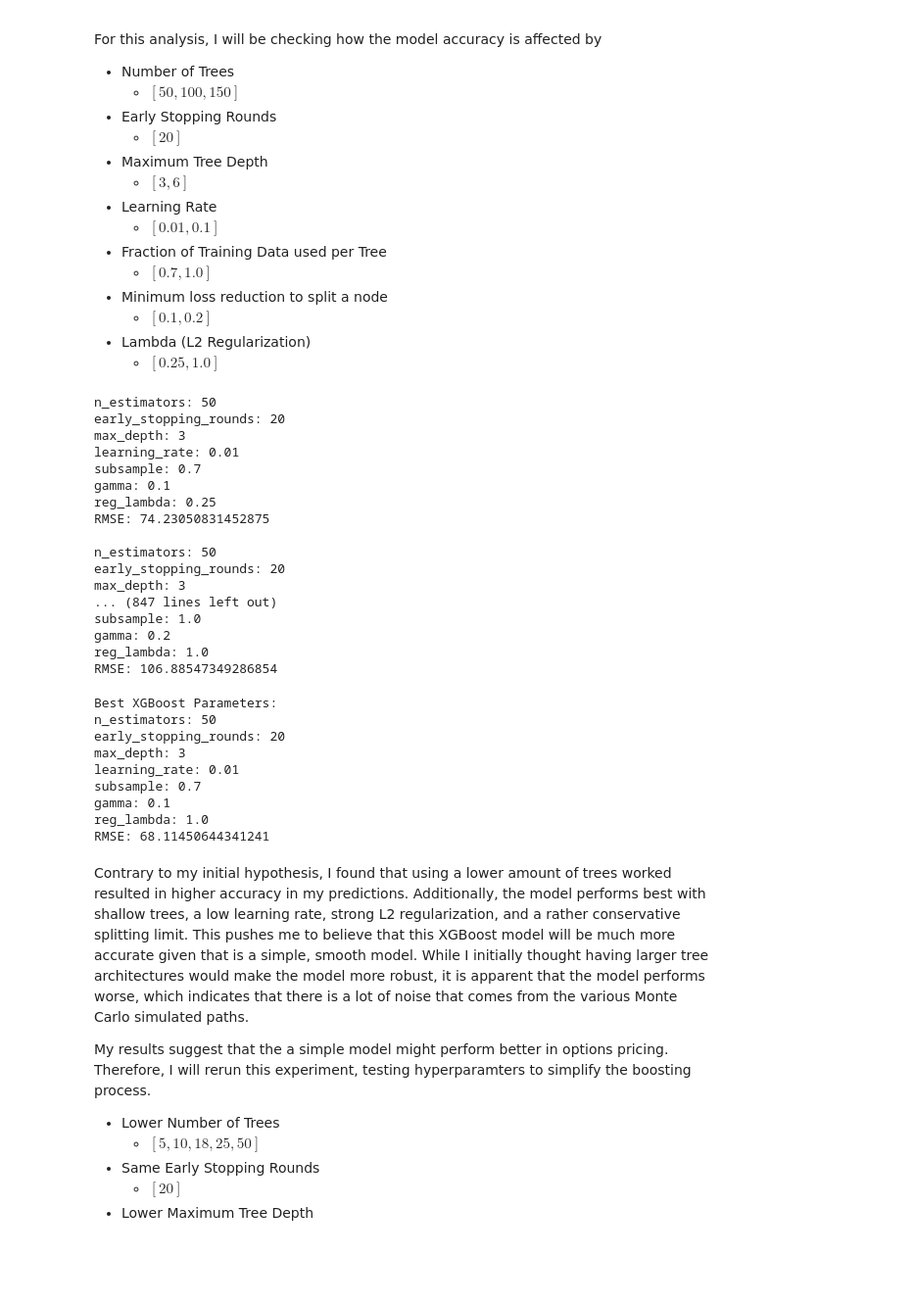
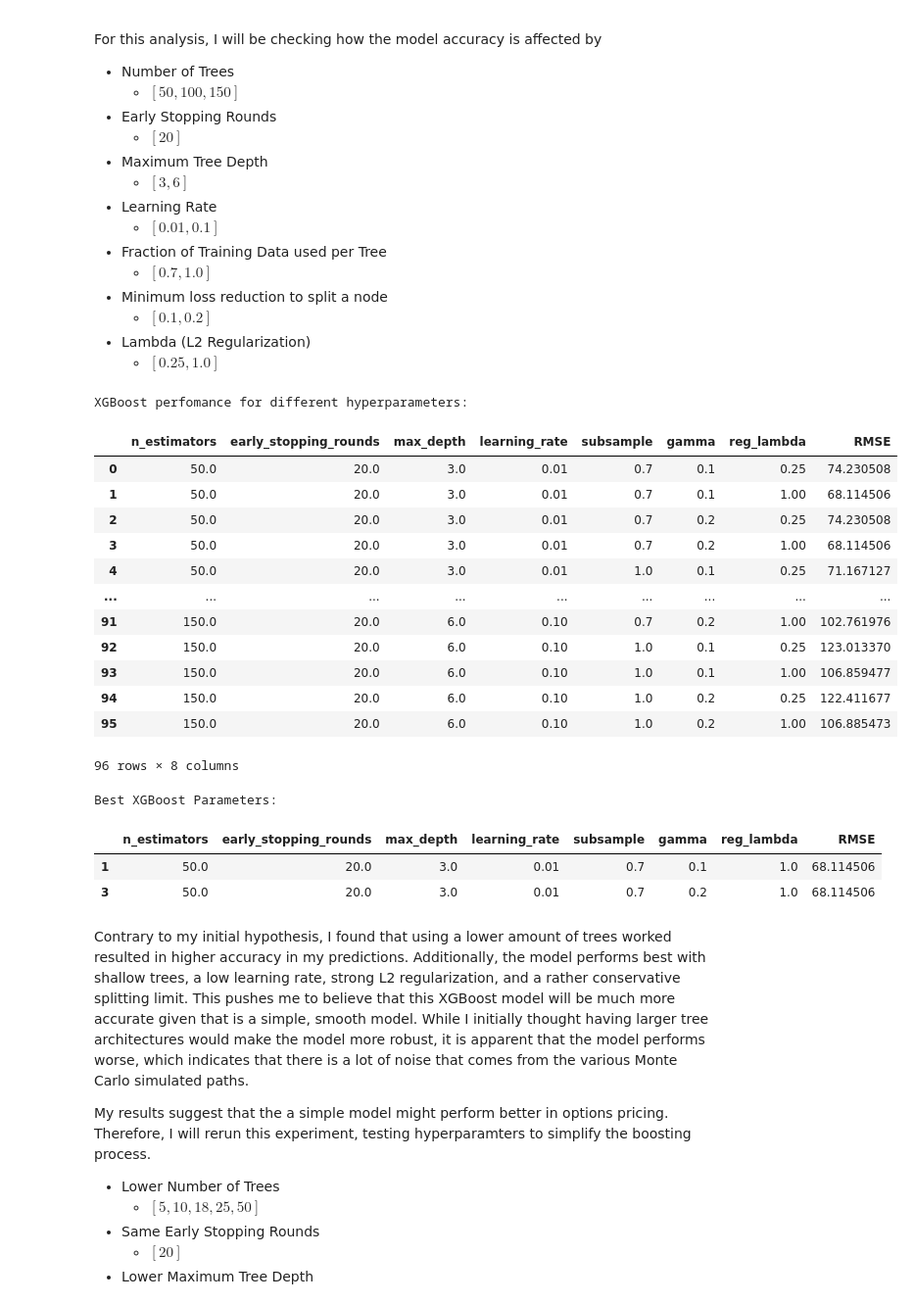
Before and after one commit to akhan531/Monte-Carlo-Option-Pricing-Engine, a Jupyter notebook: notebook.ipynb, the cells around one changed output. Shown: that part at 98% size. Drawn from its saved outputs; the diff is of its cells as text; code cells hidden in the pictures; blank space fills up the shorter version.

```diff
--- a/notebook.ipynb
+++ b/notebook.ipynb
@@ -614,74 +529,64 @@ def longstaff_schwartz_xgb(S0, r, sigma, T, K, n_trials, n_timesteps, option_typ
     return price, lower, upper
 # %%
 min_xgb_RMSE = RMSE(option_prices[option_prices['model'] == 'xgboost']['Absolute Error']) #initial RMSE without hyperparamter tuning
-best_xgb_params = None
 best_xgb_prices = None
 
 param_list = list(product(
     xgb_param_grid['n_estimators'],
     xgb_param_grid['early_stopping_rounds'],
     xgb_param_grid['max_depth'],
     xgb_param_grid['learning_rate'],
     xgb_param_grid['subsample'],
     xgb_param_grid['gamma'],
     xgb_param_grid['reg_lambda'],
 ))
 
+xgb_hyperparameter_data = pd.DataFrame(
+    columns= (list(xgb_param_grid.keys()) + ['RMSE'])
+)
 
 for param_grid in param_list:
     xgb_prices = pd.DataFrame(
         columns=['T', 'sigma', 'K', 'r', 'model', 'Model Price', 'Binomial Price', 'Lower', 'Upper', 'Absolute Error', 'Relative Error']
     )
     for T, sigma, K, r in (list(product(test_T, test_sigma, test_K, test_r))):
         binomial_price = binomial_tree(S0, r, sigma, T, K, n_timesteps, option_type)
         model = 'xgboost'
         model_price, lower, upper = longstaff_schwartz_xgb(S0, r, sigma, T, K, n_trials, n_timesteps, option_type, param_grid)
         abs_error = abs(model_price-binomial_price)
         rel_error = (model_price-binomial_price) / binomial_price * 100
         xgb_prices.loc[len(xgb_prices)] = [T, sigma, K, r, model, model_price, binomial_price, lower, upper, abs_error, rel_error]
-    for i,p in enumerate(xgb_param_grid.keys()):
-        print(str(p) + ": " + str(param_grid[i]))
     rmse = RMSE(xgb_prices['Absolute Error'])
-    print('RMSE: ' + str(rmse) + '\n')
     if rmse < min_xgb_RMSE:
         min_xgb_RMSE = rmse
-        best_xgb_params = param_grid
         best_xgb_prices = xgb_prices
+    xgb_hyperparameter_data.loc[len(xgb_hyperparameter_data)] = list(param_grid) + [rmse]
+
+print("XGBoost perfomance for different hyperparameters:")
+xgb_hyperparameter_data
 # %% [output]
-n_estimators: 50
-early_stopping_rounds: 20
-max_depth: 3
-learning_rate: 0.01
-subsample: 0.7
-gamma: 0.1
-reg_lambda: 0.25
-RMSE: 74.23050831452875
-
-n_estimators: 50
-early_stopping_rounds: 20
-max_depth: 3
-... (847 lines left out)
-subsample: 1.0
-gamma: 0.2
-reg_lambda: 1.0
-RMSE: 106.88547349286854
+XGBoost perfomance for different hyperparameters:
+|  | n_estimators | early_stopping_rounds | max_depth | learning_rate | subsample | gamma | reg_lambda | RMSE |
+| 0 | 50.0 | 20.0 | 3.0 | 0.01 | 0.7 | 0.1 | 0.25 | 74.230508 |
+| 1 | 50.0 | 20.0 | 3.0 | 0.01 | 0.7 | 0.1 | 1.00 | 68.114506 |
+| 2 | 50.0 | 20.0 | 3.0 | 0.01 | 0.7 | 0.2 | 0.25 | 74.230508 |
+| 3 | 50.0 | 20.0 | 3.0 | 0.01 | 0.7 | 0.2 | 1.00 | 68.114506 |
+| 4 | 50.0 | 20.0 | 3.0 | 0.01 | 1.0 | 0.1 | 0.25 | 71.167127 |
+| ... | ... | ... | ... | ... | ... | ... | ... | ... |
+| 91 | 150.0 | 20.0 | 6.0 | 0.10 | 0.7 | 0.2 | 1.00 | 102.761976 |
+| 92 | 150.0 | 20.0 | 6.0 | 0.10 | 1.0 | 0.1 | 0.25 | 123.013370 |
+| 93 | 150.0 | 20.0 | 6.0 | 0.10 | 1.0 | 0.1 | 1.00 | 106.859477 |
+| 94 | 150.0 | 20.0 | 6.0 | 0.10 | 1.0 | 0.2 | 0.25 | 122.411677 |
+| 95 | 150.0 | 20.0 | 6.0 | 0.10 | 1.0 | 0.2 | 1.00 | 106.885473 |
+96 rows × 8 columns
-# %%
-print("Best XGBoost Parameters:")
-for i,p in enumerate(xgb_param_grid.keys()):
-    print(str(p) + ": " + str(best_xgb_params[i]))
-print('RMSE: ' + str(min_xgb_RMSE) + '\n')
-
-best_xgb_prices.to_csv('best_xgb_prices.csv')
-# %% [output]
-Best XGBoost Parameters:
-n_estimators: 50
-early_stopping_rounds: 20
-max_depth: 3
-learning_rate: 0.01
-subsample: 0.7
-gamma: 0.1
-reg_lambda: 1.0
-RMSE: 68.11450644341241
+# %%
+print("Best XGBoost Parameters:")
+xgb_hyperparameter_data[xgb_hyperparameter_data['RMSE'] == min_xgb_RMSE]
+# %% [output]
+Best XGBoost Parameters:
+|  | n_estimators | early_stopping_rounds | max_depth | learning_rate | subsample | gamma | reg_lambda | RMSE |
+| 1 | 50.0 | 20.0 | 3.0 | 0.01 | 0.7 | 0.1 | 1.0 | 68.114506 |
+| 3 | 50.0 | 20.0 | 3.0 | 0.01 | 0.7 | 0.2 | 1.0 | 68.114506 |
 # %% [markdown]
 Contrary to my initial hypothesis, I found that using a lower amount of trees worked resulted in higher accuracy in my predictions. Additionally, the model performs best with shallow trees, a low learning rate, strong L2 regularization, and a rather conservative splitting limit. This pushes me to believe that this XGBoost model will be much more accurate given that is a simple, smooth model. While I initially thought having larger tree architectures would make the model more robust, it is apparent that the model performs worse, which indicates that there is a lot of noise that comes from the various Monte Carlo simulated paths.
 
```
Also changed, not shown: parts of 33 cells of this notebook.
